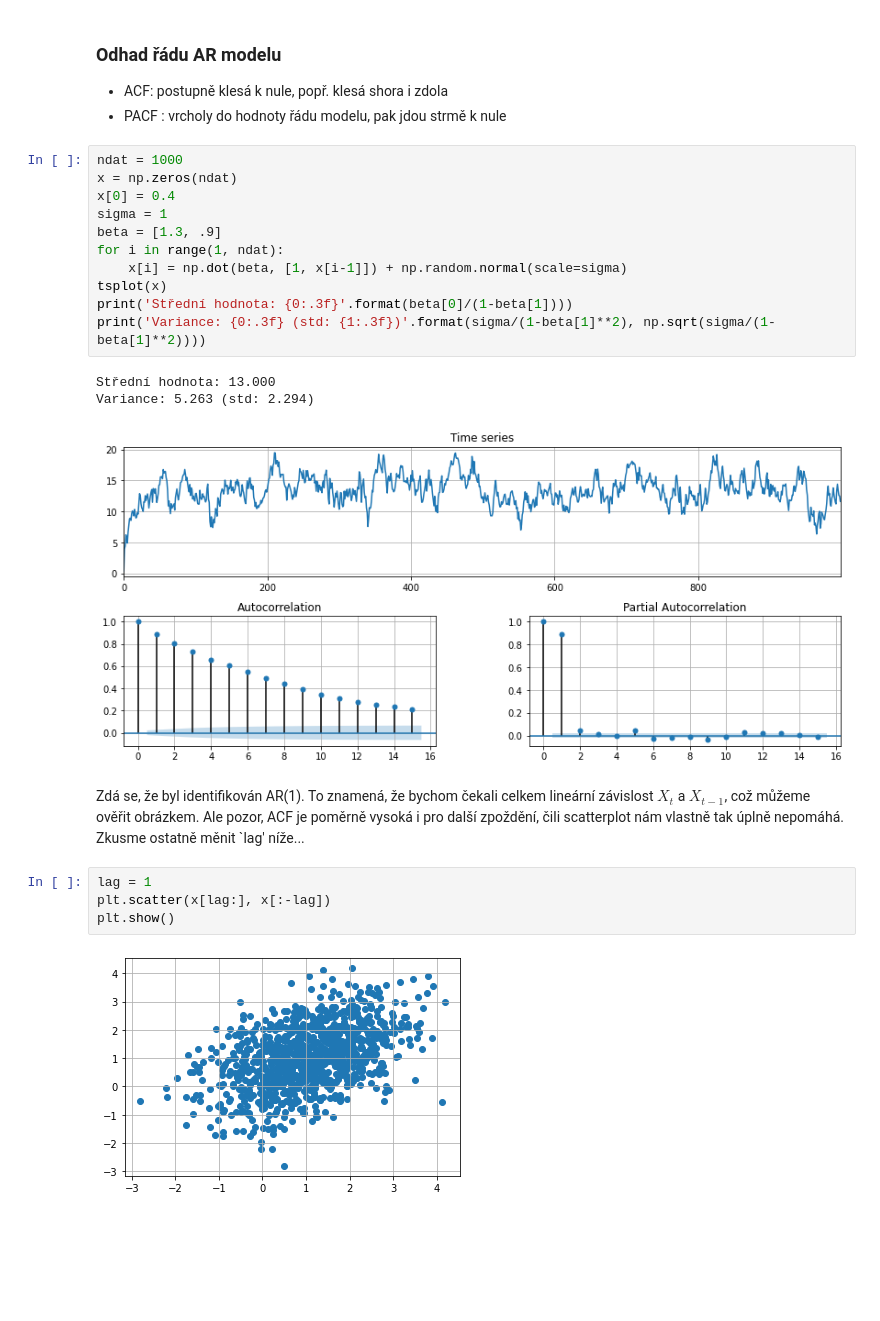
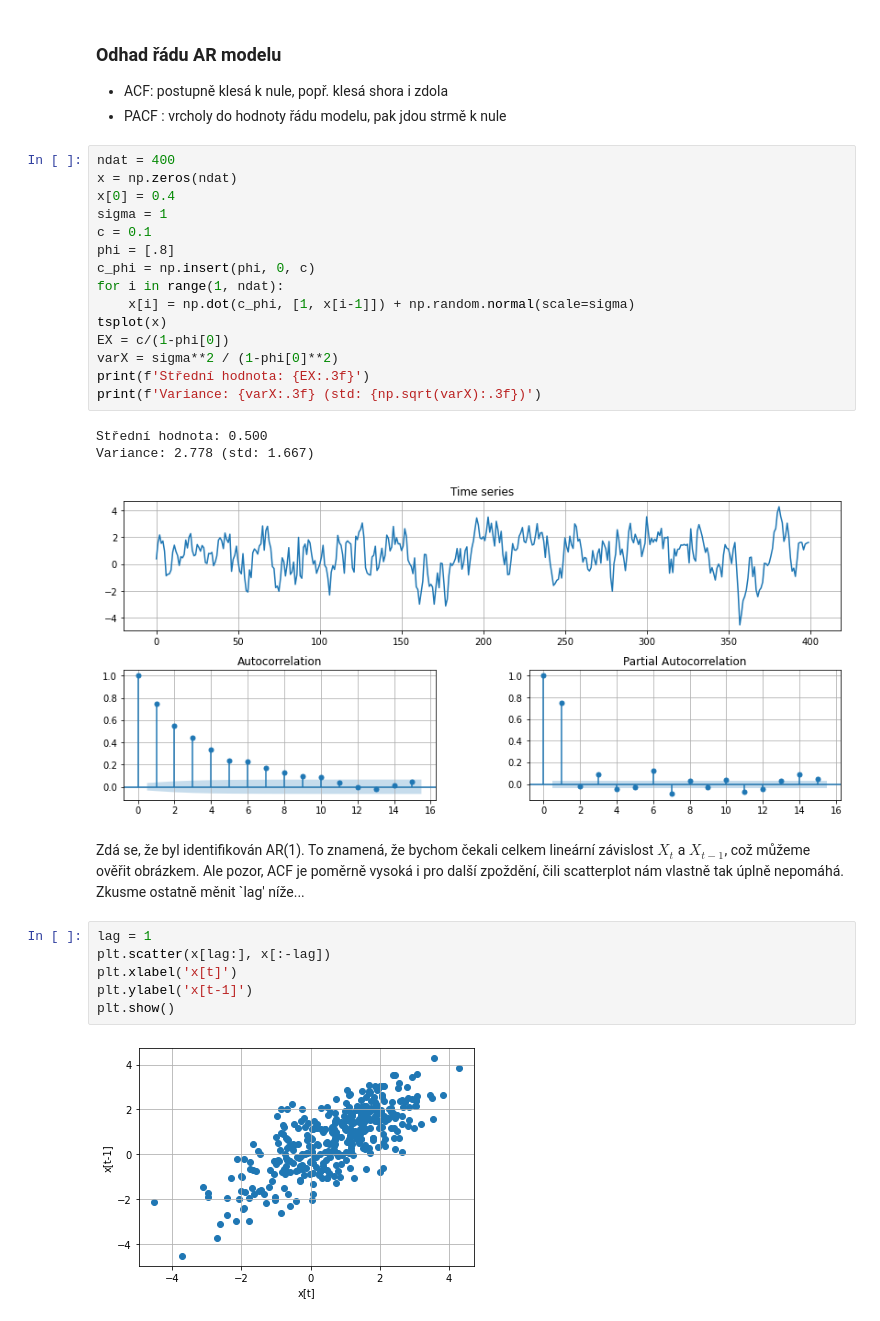
Before and after one commit to kamil-dedecius/mi-scr, a Jupyter notebook: prednasky/2.ipynb, the cells around one changed output. Saved outputs shown, nothing was run; the diff lists cells and outputs as text; blank space fills up the shorter version.

```diff
--- a/prednasky/2.ipynb
+++ b/prednasky/2.ipynb
@@ -342,25 +354,31 @@ Za povšimnutí rozhodně stojí, od kterého okamžiku $t$ můžeme začít ř
 - ACF: postupně klesá k nule, popř. klesá shora i zdola
 - PACF : vrcholy do hodnoty řádu modelu, pak jdou strmě k nule
 # %%
-ndat = 1000
+ndat = 400
 x = np.zeros(ndat)
 x[0] = 0.4
 sigma = 1
-beta = [1.3, .9]
+c = 0.1
+phi = [.8]
+c_phi = np.insert(phi, 0, c)
 for i in range(1, ndat):
-    x[i] = np.dot(beta, [1, x[i-1]]) + np.random.normal(scale=sigma)
+    x[i] = np.dot(c_phi, [1, x[i-1]]) + np.random.normal(scale=sigma)
 tsplot(x)
-print('Střední hodnota: {0:.3f}'.format(beta[0]/(1-beta[1])))
-print('Variance: {0:.3f} (std: {1:.3f})'.format(sigma/(1-beta[1]**2), np.sqrt(sigma/(1-beta[1]**2))))
+EX = c/(1-phi[0])
+varX = sigma**2 / (1-phi[0]**2)
+print(f'Střední hodnota: {EX:.3f}')
+print(f'Variance: {varX:.3f} (std: {np.sqrt(varX):.3f})')
 # %% [output]
-Střední hodnota: 13.000
-Variance: 5.263 (std: 2.294)
+Střední hodnota: 0.500
+Variance: 2.778 (std: 1.667)
-[figure, old version]
+[figure, new version]
 # %% [markdown]
 Zdá se, že byl identifikován AR(1). To znamená, že bychom čekali celkem lineární závislost $X_t$ a $X_{t-1}$, což můžeme ověřit obrázkem. Ale pozor, ACF je poměrně vysoká i pro další zpoždění, čili scatterplot nám vlastně tak úplně nepomáhá. Zkusme ostatně měnit `lag' níže...
 # %%
 lag = 1
 plt.scatter(x[lag:], x[:-lag])
+plt.xlabel('x[t]')
+plt.ylabel('x[t-1]')
 plt.show()
 # %% [output]
-[figure, old version]
+[figure, new version]
```
Also changed, not shown: parts of 29 cells of this notebook.
